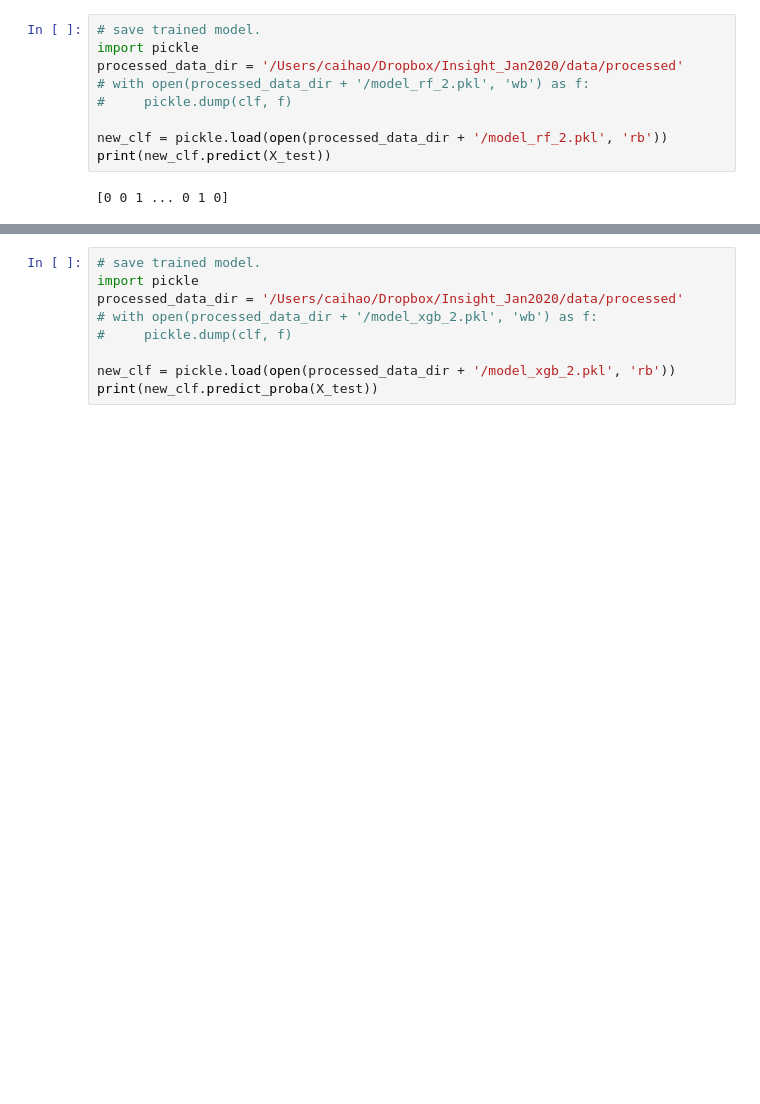
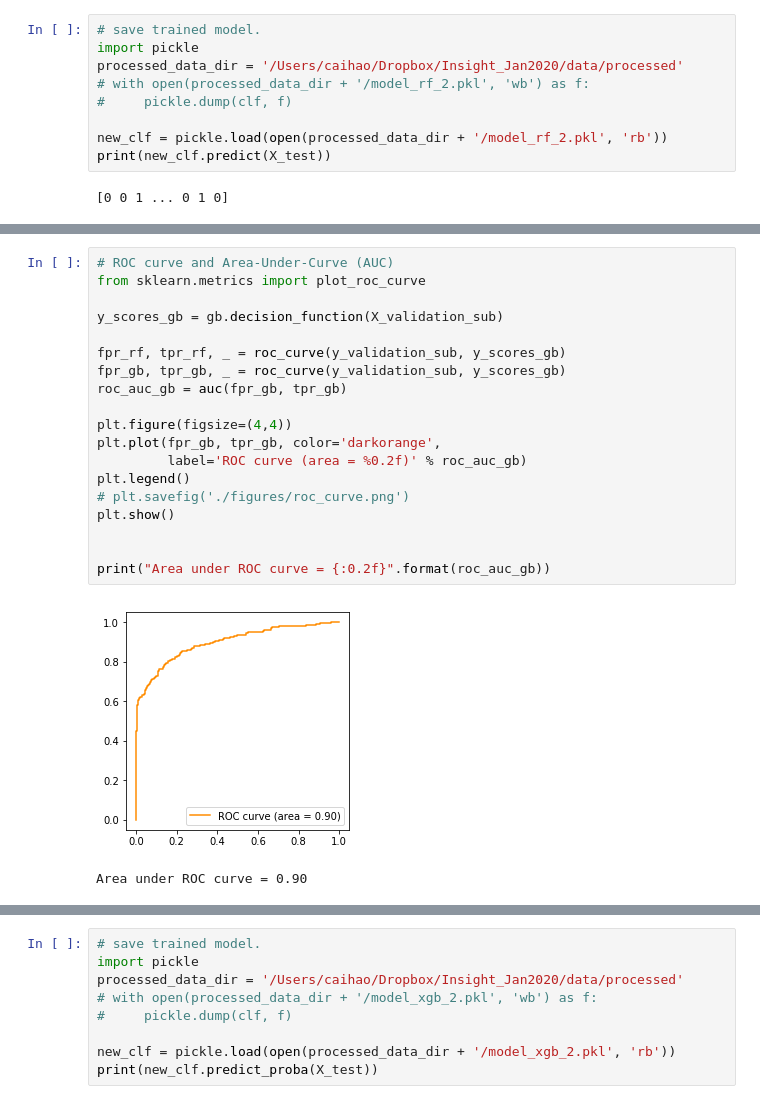
Before and after one commit to haocai1992/Venturescope, a Jupyter notebook: notebooks/week3_modeling.ipynb, the cells around one changed output, grey strips where cells are left out. Drawn from its saved outputs; the diff is of its cells as text; blank space fills up the shorter version.

```diff
--- a/notebooks/week3_modeling.ipynb
+++ b/notebooks/week3_modeling.ipynb
@@ -347,0 +364,22 @@ dtype: float64
+# %%
+# ROC curve and Area-Under-Curve (AUC)
+from sklearn.metrics import plot_roc_curve
+
+y_scores_gb = gb.decision_function(X_validation_sub)
+
+fpr_rf, tpr_rf, _ = roc_curve(y_validation_sub, y_scores_gb)
+fpr_gb, tpr_gb, _ = roc_curve(y_validation_sub, y_scores_gb)
+roc_auc_gb = auc(fpr_gb, tpr_gb)
+
+plt.figure(figsize=(4,4))
+plt.plot(fpr_gb, tpr_gb, color='darkorange',
+         label='ROC curve (area = %0.2f)' % roc_auc_gb)
+plt.legend()
+# plt.savefig('./figures/roc_curve.png')
+plt.show()
+
+
+print("Area under ROC curve = {:0.2f}".format(roc_auc_gb))
+# %% [output]
+[figure, added]
+Area under ROC curve = 0.90
```
Also changed, not shown: parts of 5 cells of this notebook, 4 other files.
